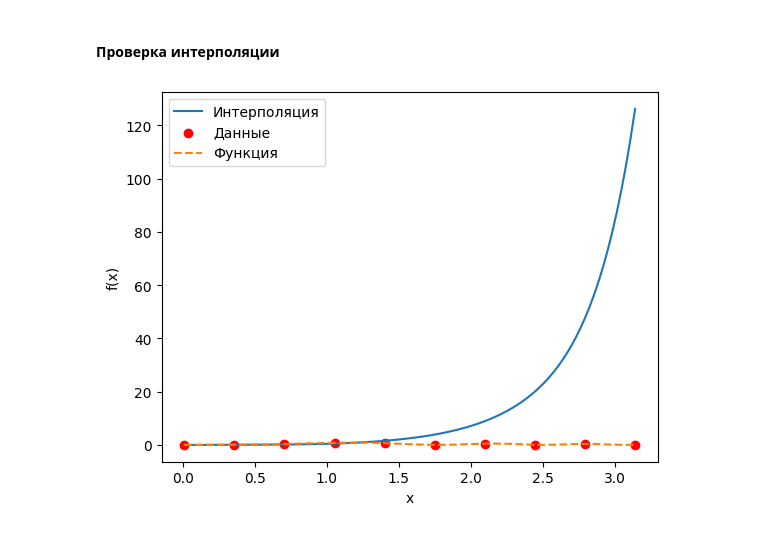
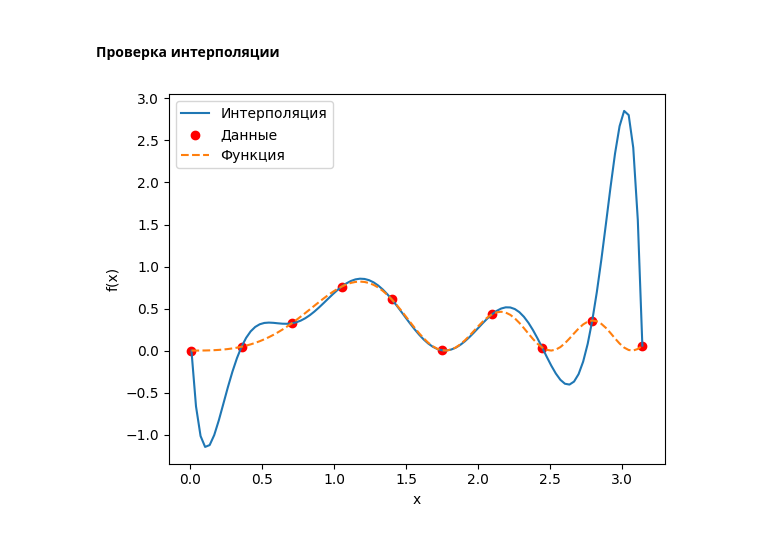
Before and after one commit to canne16/comp_math, a Jupyter notebook: Interpolation/ipynb/test.ipynb, the cells around one changed output. Cells and saved outputs as stored; diff of their text form; code cells hidden in the pictures.

```diff
--- a/Interpolation/ipynb/test.ipynb
+++ b/Interpolation/ipynb/test.ipynb
@@ -47,23 +47,23 @@ def newton_interpolation(x, x_points, coef):
 # %%
 def f(x):                                       # Истинная функция
     return np.sin(x**2)**2 / x
 
 
 x_points = np.linspace(0.01, np.pi, 10)         # Точки узлов сетки
 y_points = f(x_points)                          # Значения функции в узлах
 
 
 x_vals = np.linspace(0.01, np.pi, 100)
 # y_vals = [lagrange_interpolation(x, x_points, y_points) for x in x_vals]    # Построение интерполяционной кривой
-y_vals = [newton_interpolation(x, x_points, y_points) for x in x_vals]    # Построение интерполяционной кривой
+y_vals = [newton_interpolation(x, x_points, divided_differences(x_points, y_points)) for x in x_vals]    # Построение интерполяционной кривой
 
 
 plt.plot(x_vals, y_vals, label="Интерполяция")
 plt.scatter(x_points, y_points, color='red', label="Данные")
 plt.plot(x_vals, f(x_vals), '--', label="Функция")
 plt.legend()
 plt.xlabel("x")
 plt.ylabel("f(x)")
 plt.show()
 # %% [output]
-[figure, old version]
+[figure, new version]
```
Also changed, not shown: parts of 1 cell of this notebook, 1 other file.
